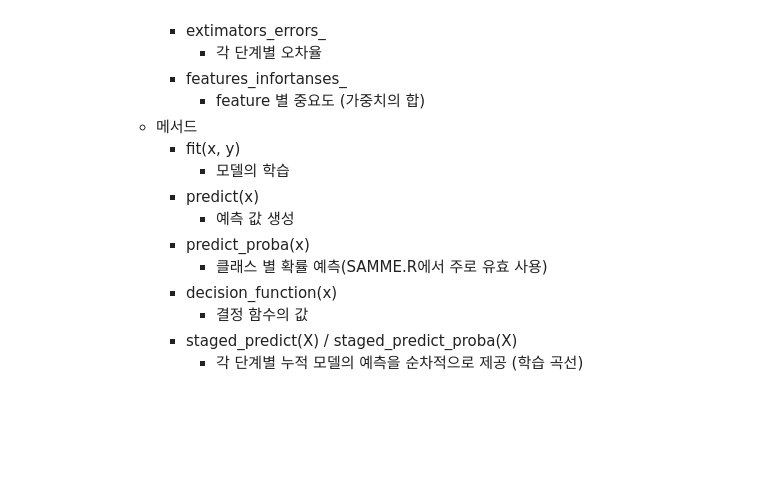
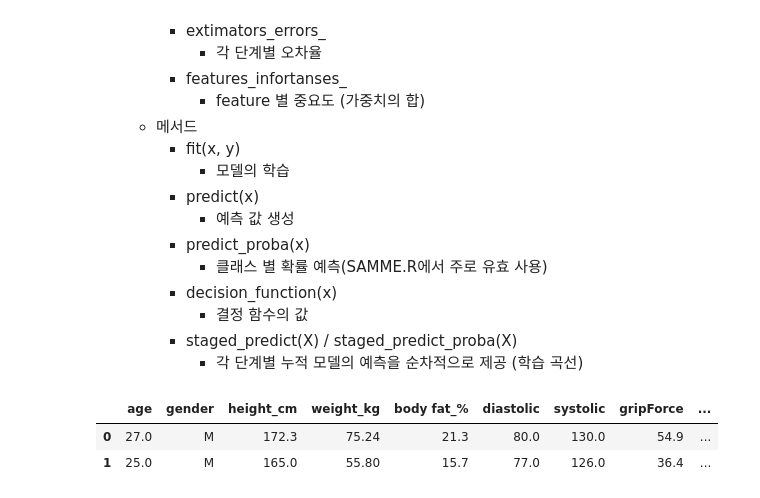
Before and after one commit to bsmoon-86/multicam_2025, a Jupyter notebook: 250930/01_부스팅.ipynb, the cells around one changed output. Saved outputs shown, nothing was run; the diff lists cells and outputs as text; code cells hidden in the pictures; blank space fills up the shorter version.

```diff
--- a/250930/01_부스팅.ipynb
+++ b/250930/01_부스팅.ipynb
@@ -202,0 +209,8 @@ plt.show()
+# %%
+# bodyperformance 데이터를 로드
+body = pd.read_csv("../data/bodyPerformance.csv")
+body.head(2)
+# %% [output]
+|  | age | gender | height_cm | weight_kg | body fat_% | diastolic | systolic | gripForce | ... |
+| 0 | 27.0 | M | 172.3 | 75.24 | 21.3 | 80.0 | 130.0 | 54.9 | ... |
+| 1 | 25.0 | M | 165.0 | 55.80 | 15.7 | 77.0 | 126.0 | 36.4 | ... |
```
Also changed, not shown: parts of 10 cells of this notebook.
